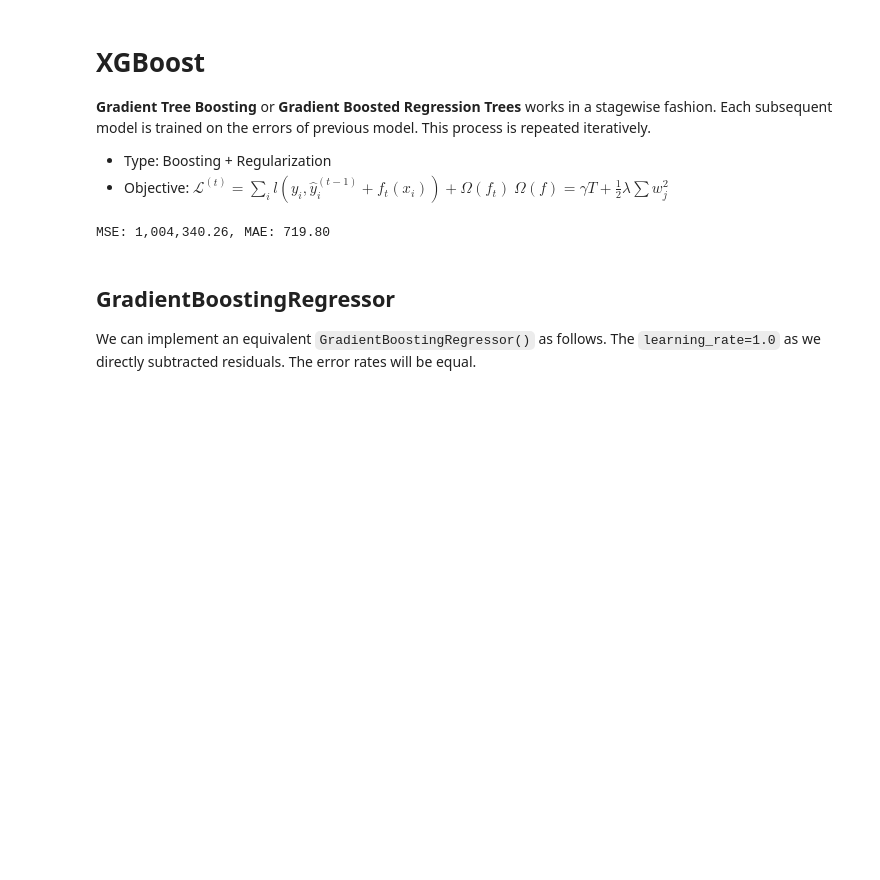
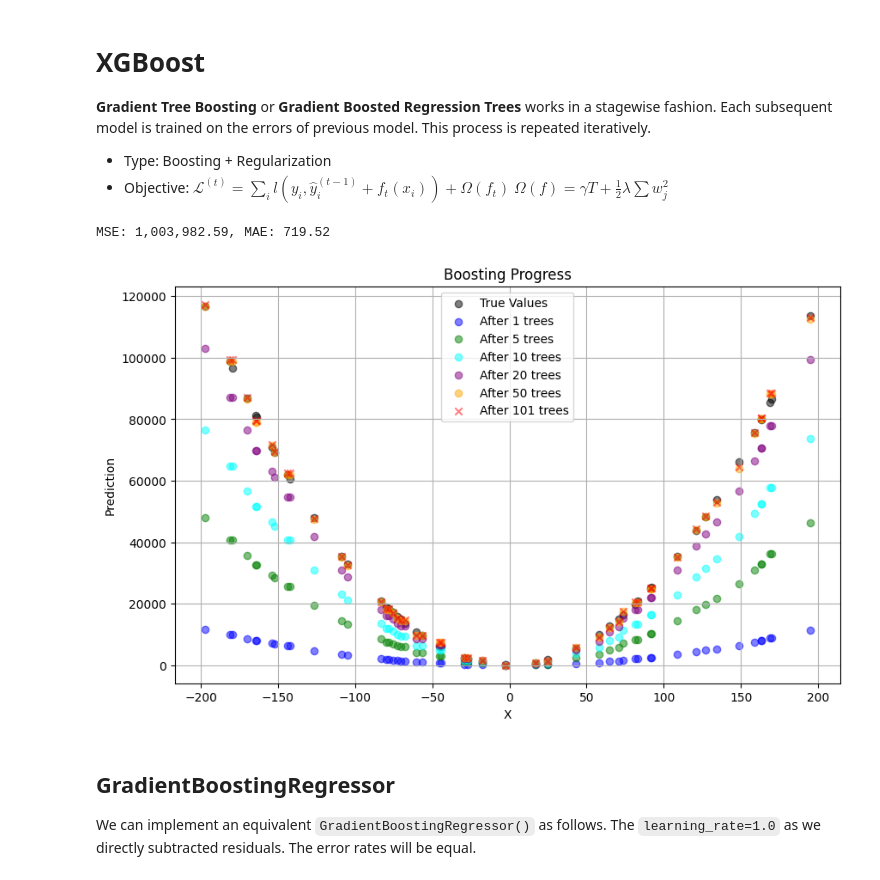
Before and after one commit to opendroid/ml, a Jupyter notebook: ensemble/ex03_xgboost.ipynb, the cells around one changed output. Cells and saved outputs as stored; diff of their text form; code cells hidden in the pictures; blank space fills up the shorter version.

Commit message:
Added Gradient Boost progress graph

```diff
--- a/ensemble/ex03_xgboost.ipynb
+++ b/ensemble/ex03_xgboost.ipynb
@@ -22,13 +22,16 @@ X_train, X_test, y_train, y_test = train_test_split(X, y, random_state=42)
 # %%
 from sklearn.tree import DecisionTreeRegressor
 
+# Manual implementation of Gradient Boosting
 tree_reg = []
-learning_rate = 1
+learning_rate = 0.1
+n_estimators = 101
 residual = y_train.copy()
 residual = residual.reshape(-1)
 
-for i in range(100):
-    reg = DecisionTreeRegressor(max_depth=4, random_state=42)
+# Training
+for i in range(n_estimators):
+    reg = DecisionTreeRegressor(max_depth=10, random_state=42)
     reg.fit(X_train, residual)
     y_pred = reg.predict(X_train)
     residual -= learning_rate * y_pred
@@ -40,7 +44,36 @@ mse = mean_squared_error(y_test, y_pred)
 mae = mean_absolute_error(y_test, y_pred)
 print(f"MSE: {mse:,.2f}, MAE: {mae:,.2f}")
 # %% [output]
-MSE: 1,004,340.26, MAE: 719.80
+MSE: 1,003,982.59, MAE: 719.52
+# %%
+import matplotlib.pyplot as plt
+
+# Initialize cumulative prediction
+cumulative_pred = np.zeros_like(y_test)
+
+# Plot true values
+plt.figure(figsize=(10, 6))
+plt.scatter(X_test, y_test, color="black", label="True Values", alpha=0.5)
+
+# Scatter plot of predictions after every 20th tree
+colors = ["blue", "green", "aqua", "purple", "orange"]
+col = 0
+for i in [1, 5, 10, 20, 50]:
+    tree = tree_reg[i]
+    cumulative_pred = sum(learning_rate * t.predict(X_test) for t in tree_reg[:i])
+    plt.scatter(X_test, cumulative_pred, color=colors[col], label=f"After {i} trees", alpha=0.5)
+    col += 1
+# Scatter plot of final prediction
+plt.scatter(X_test, y_pred, color="red",
+            label="After 101 trees", marker="x", alpha=0.5)
+plt.title("Boosting Progress")
+plt.xlabel("X")
+plt.ylabel("Prediction")
+plt.legend()
+plt.grid(True)
+plt.show()
+# %% [output]
+[figure, added]
 # %% [markdown]
 ## GradientBoostingRegressor
 
```
Also changed, not shown: parts of 3 cells of this notebook.
